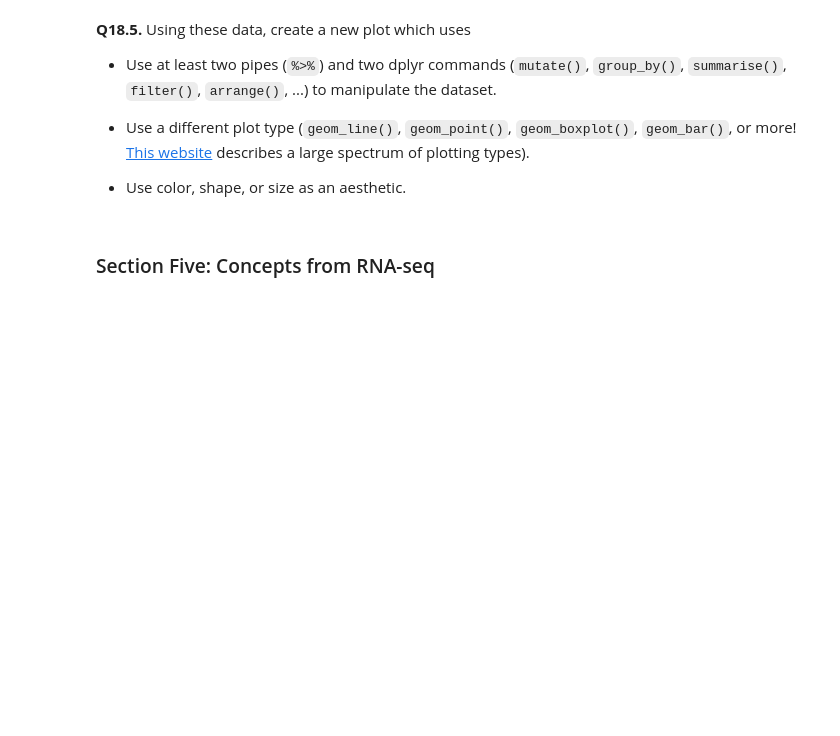
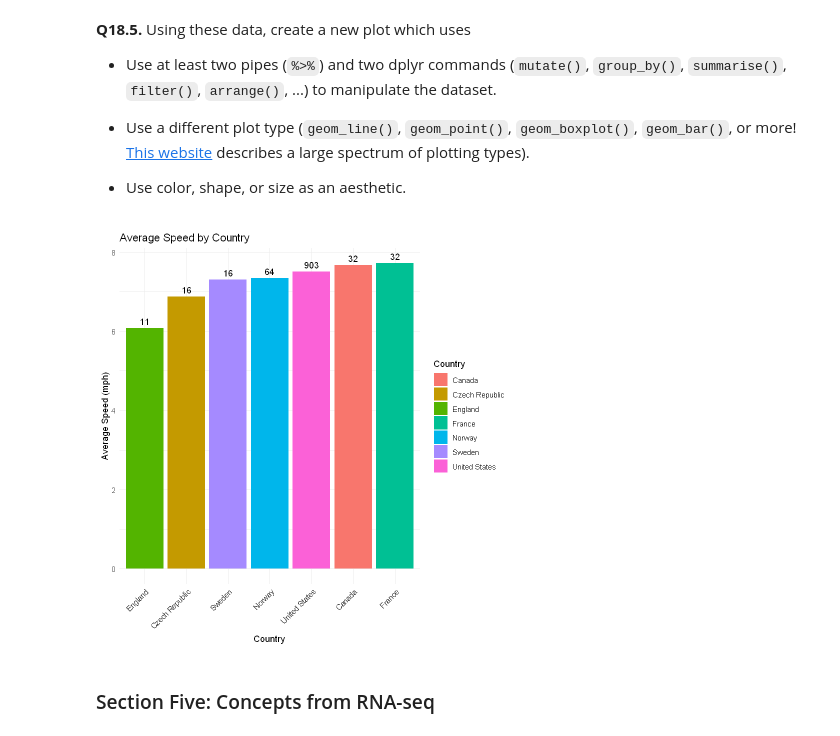
Before and after one commit to vidursaigal/CIS5350-Homework, a Jupyter notebook: Homework_I-2024.ipynb, the cells around one changed output. Cells and saved outputs as stored; diff of their text form; code cells hidden in the pictures; blank space fills up the shorter version.

```diff
--- a/Homework_I-2024.ipynb
+++ b/Homework_I-2024.ipynb
@@ -624,6 +644,27 @@ A data.frame: 6 × 15
 - Use a different plot type (`geom_line()`, `geom_point()`, `geom_boxplot()`, `geom_bar()`, or more! [This website](http://r-statistics.co/Top50-Ggplot2-Visualizations-MasterList-R-Code.html) describes a large spectrum of plotting types).
 
 - Use color, shape, or size as an aesthetic.
+# %%
+# Load tidyverse package
+library(tidyverse)
+
+# Manipulate the dataset to calculate the average speed for each country and number of dogs
+iditarod_data %>%
+  filter(!is.na(Speed)) %>%  # Remove rows with missing Speed values
+  group_by(Country) %>%      # Group by Country
+  summarize(average_speed = mean(Speed, na.rm = TRUE),  # Calculate the average speed for each country
+            num_dogs = n()) %>%  # Count the number of dogs (entries) for each country
+  arrange(desc(average_speed)) %>%  # Sort by average speed in descending order
+  ggplot(aes(x = reorder(Country, average_speed), y = average_speed, fill = Country)) +
+  geom_bar(stat = "identity") +  # Create a bar plot
+  geom_text(aes(label = num_dogs), vjust = -0.5) +  # Add the number of dogs as labels on top of the bars
+  labs(title = "Average Speed by Country",
+       x = "Country",
+       y = "Average Speed (mph)") +
+  theme_minimal() +  # Use a clean theme
+  theme(axis.text.x = element_text(angle = 45, hjust = 1))  # Rotate x-axis labels for better readability
+# %% [output]
+[figure, added]
 # %% [markdown]
 ### Section Five: Concepts from RNA-seq  ###
 # %% [markdown]
```
Also changed, not shown: parts of 3 cells of this notebook.
